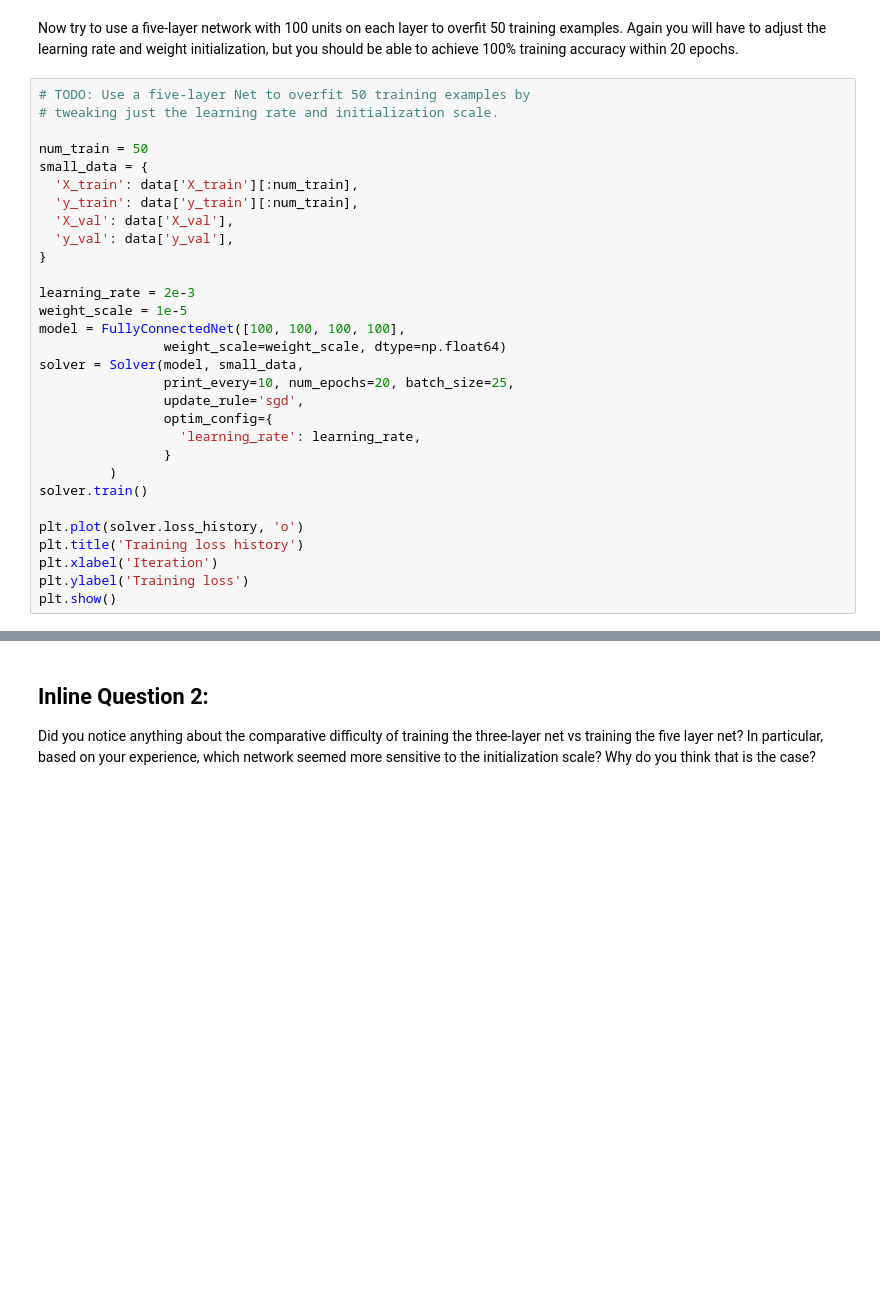
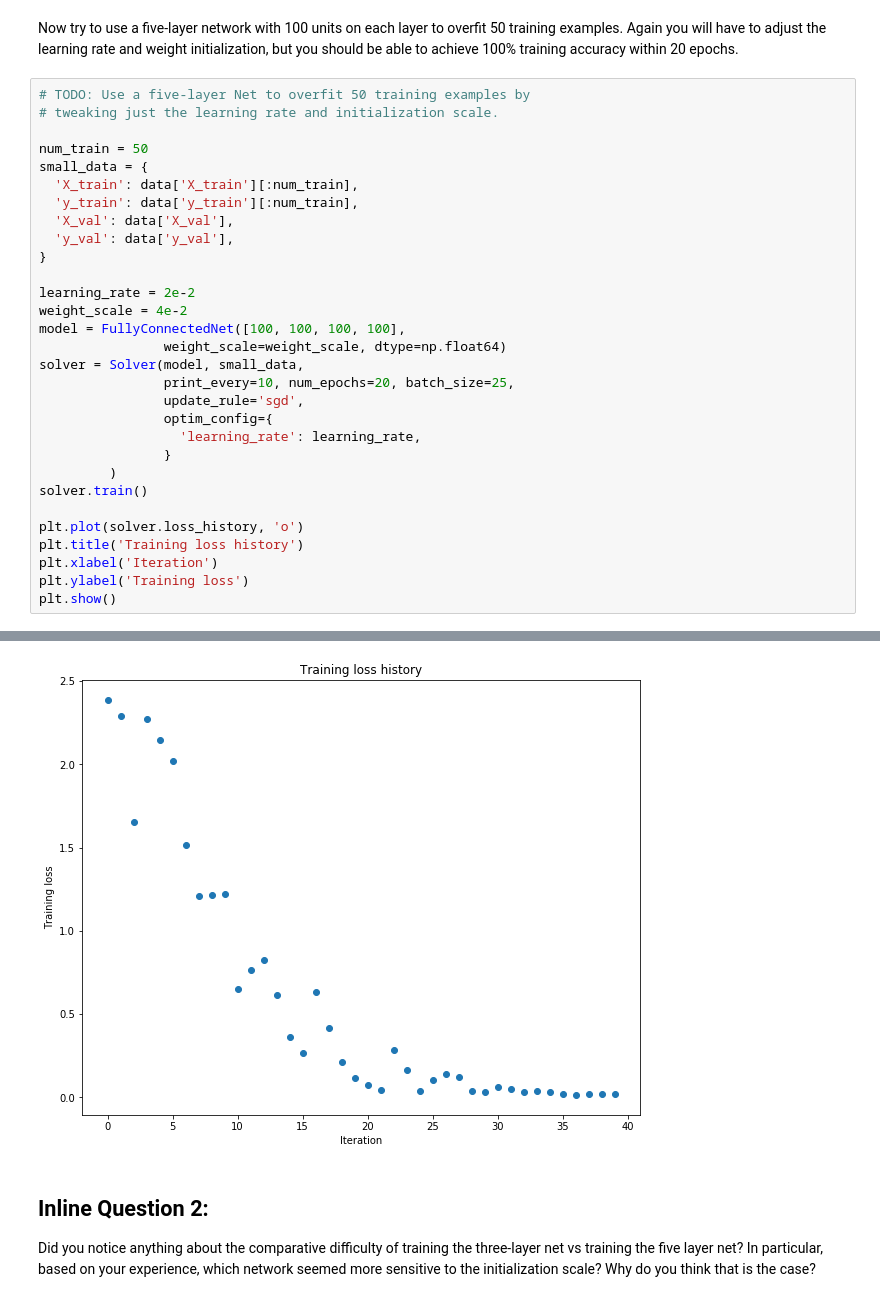
Before and after one commit to wendyjnwang/NN-and-CNN-for-Images, a Jupyter notebook: FullyConnectedNets.ipynb, the cells around one changed output, grey strips where cells are left out. Cells and saved outputs as stored; diff of their text form; blank space fills up the shorter version.

```diff
--- a/FullyConnectedNets.ipynb
+++ b/FullyConnectedNets.ipynb
@@ -462,8 +498,8 @@ small_data = {
   'y_val': data['y_val'],
 }
 
-learning_rate = 2e-3
-weight_scale = 1e-5
+learning_rate = 2e-2
+weight_scale = 4e-2
 model = FullyConnectedNet([100, 100, 100, 100],
                 weight_scale=weight_scale, dtype=np.float64)
 solver = Solver(model, small_data,
@@ -480,3 +516,4 @@ plt.title('Training loss history')
 plt.xlabel('Iteration')
 plt.ylabel('Training loss')
 plt.show()
+# %% [output]
@@ -483,3 +537,4 @@ plt.show()
+[figure, added]
 # %% [markdown]
 ## Inline Question 2:
 Did you notice anything about the comparative difficulty of training the three-layer net vs training the five layer net? In particular, based on your experience, which network seemed more sensitive to the initialization scale? Why do you think that is the case?
```
Also changed, not shown: parts of 3 cells of this notebook, 1 other file.
